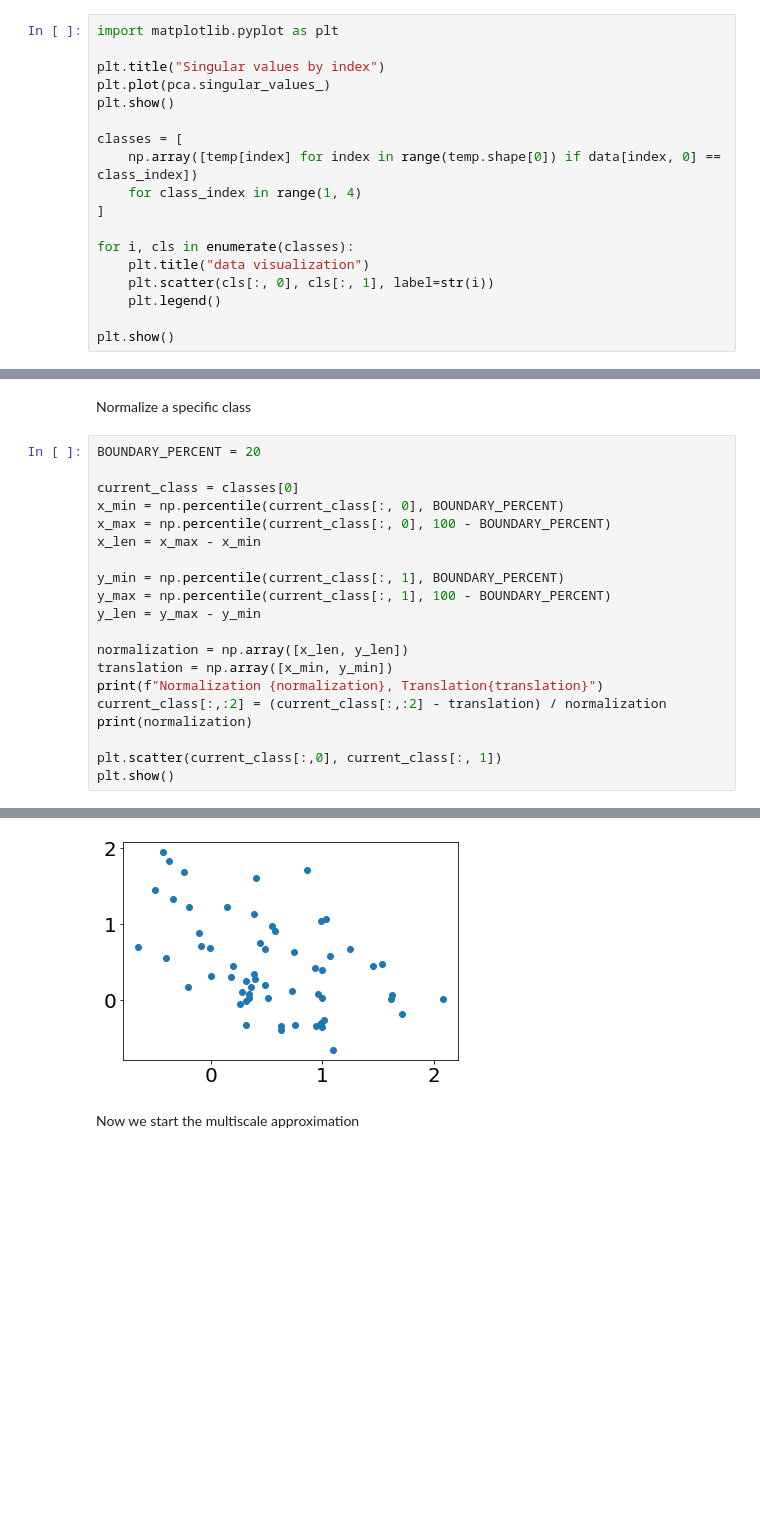
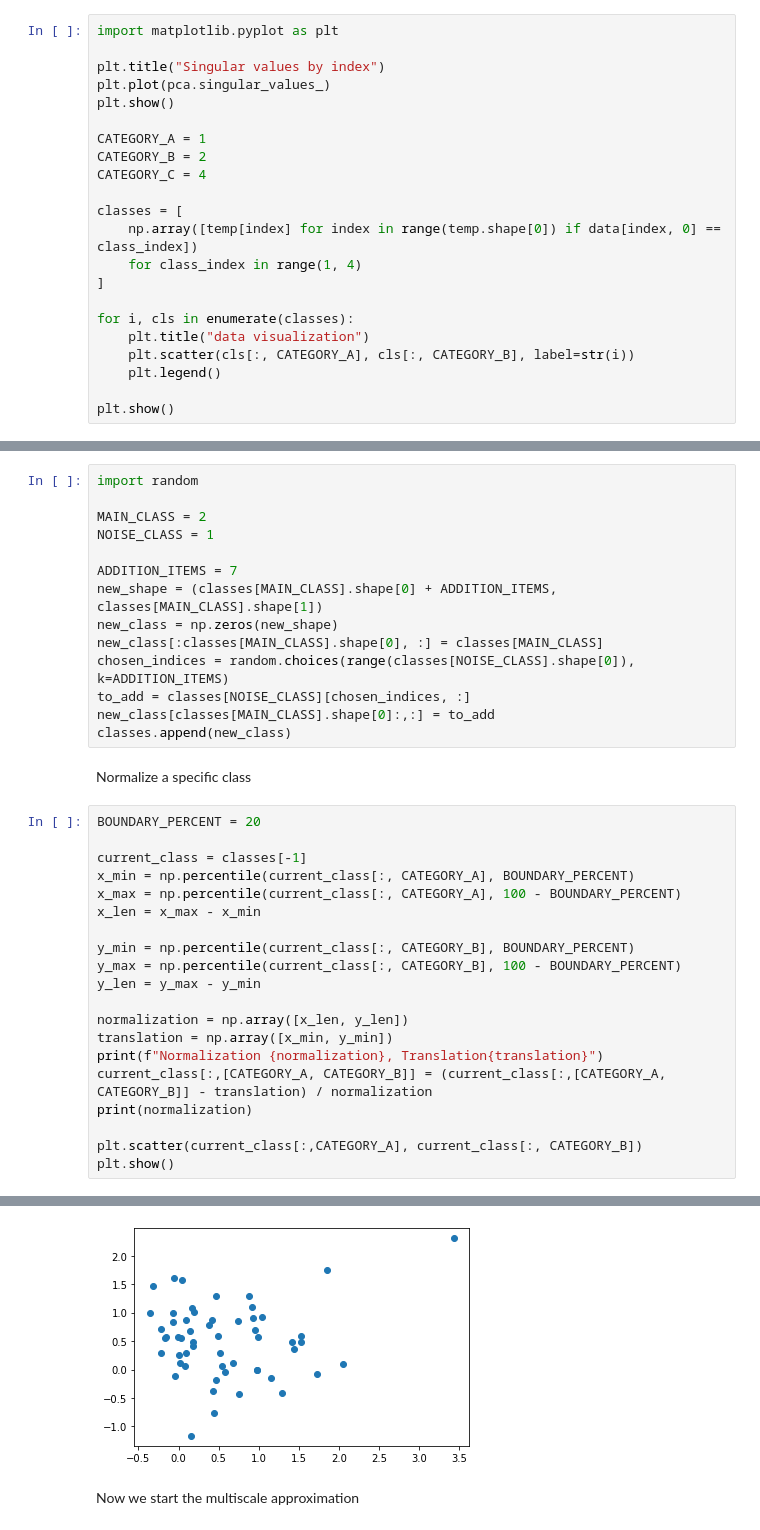
Before and after one commit to rafaels2/MultiscaleInterpolation, a Jupyter notebook: NumericalExamples/anomaly detection in wine.ipynb, the cells around one changed output, grey strips where cells are left out. Drawn from its saved outputs; the diff is of its cells as text; blank space fills up the shorter version.

```diff
--- a/NumericalExamples/anomaly detection in wine.ipynb
+++ b/NumericalExamples/anomaly detection in wine.ipynb
@@ -49,6 +49,10 @@ import matplotlib.pyplot as plt
 plt.title("Singular values by index")
 plt.plot(pca.singular_values_)
 plt.show()
+
+CATEGORY_A = 1
+CATEGORY_B = 2
+CATEGORY_C = 4
 
 classes = [
     np.array([temp[index] for index in range(temp.shape[0]) if data[index, 0] == class_index])
@@ -57,7 +61,7 @@ classes = [
 
 for i, cls in enumerate(classes):
     plt.title("data visualization")
-    plt.scatter(cls[:, 0], cls[:, 1], label=str(i))
+    plt.scatter(cls[:, CATEGORY_A], cls[:, CATEGORY_B], label=str(i))
     plt.legend()
 
 plt.show()
@@ -67,23 +73,37 @@ plt.show()
+# %%
+import random
+
+MAIN_CLASS = 2
+NOISE_CLASS = 1
+
+ADDITION_ITEMS = 7
+new_shape = (classes[MAIN_CLASS].shape[0] + ADDITION_ITEMS, classes[MAIN_CLASS].shape[1])
+new_class = np.zeros(new_shape)
+new_class[:classes[MAIN_CLASS].shape[0], :] = classes[MAIN_CLASS]
+chosen_indices = random.choices(range(classes[NOISE_CLASS].shape[0]), k=ADDITION_ITEMS)
+to_add = classes[NOISE_CLASS][chosen_indices, :]
+new_class[classes[MAIN_CLASS].shape[0]:,:] = to_add
+classes.append(new_class)
 # %% [markdown]
 Normalize a specific class
 # %%
 BOUNDARY_PERCENT = 20
 
-current_class = classes[0]
-x_min = np.percentile(current_class[:, 0], BOUNDARY_PERCENT)
-x_max = np.percentile(current_class[:, 0], 100 - BOUNDARY_PERCENT)
+current_class = classes[-1]
+x_min = np.percentile(current_class[:, CATEGORY_A], BOUNDARY_PERCENT)
+x_max = np.percentile(current_class[:, CATEGORY_A], 100 - BOUNDARY_PERCENT)
 x_len = x_max - x_min
 
-y_min = np.percentile(current_class[:, 1], BOUNDARY_PERCENT)
-y_max = np.percentile(current_class[:, 1], 100 - BOUNDARY_PERCENT)
+y_min = np.percentile(current_class[:, CATEGORY_B], BOUNDARY_PERCENT)
+y_max = np.percentile(current_class[:, CATEGORY_B], 100 - BOUNDARY_PERCENT)
 y_len = y_max - y_min
 
 normalization = np.array([x_len, y_len])
 translation = np.array([x_min, y_min])
 print(f"Normalization {normalization}, Translation{translation}")
-current_class[:,:2] = (current_class[:,:2] - translation) / normalization
+current_class[:,[CATEGORY_A, CATEGORY_B]] = (current_class[:,[CATEGORY_A, CATEGORY_B]] - translation) / normalization
 print(normalization)
 
-plt.scatter(current_class[:,0], current_class[:, 1])
+plt.scatter(current_class[:,CATEGORY_A], current_class[:, CATEGORY_B])
 plt.show()
 # %% [output]
@@ -92,4 +112,4 @@ Normalization [17.07845719  0.87110537], Translation[ 7.96463043 -0.40009183]
-[figure, old version]
+[figure, new version]
 # %% [markdown]
 Now we start the multiscale approximation
 # %%
```
Also changed, not shown: parts of 4 cells of this notebook.
